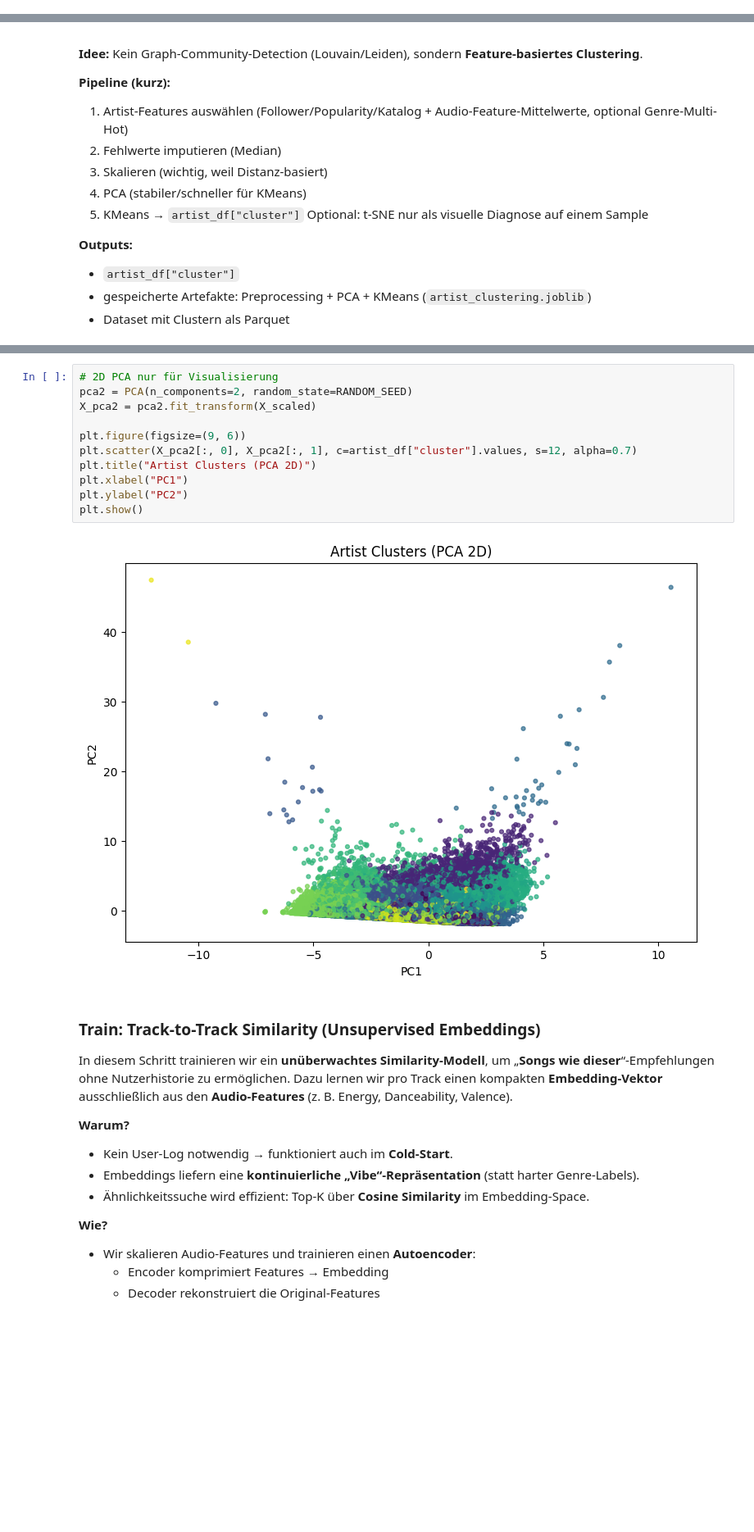
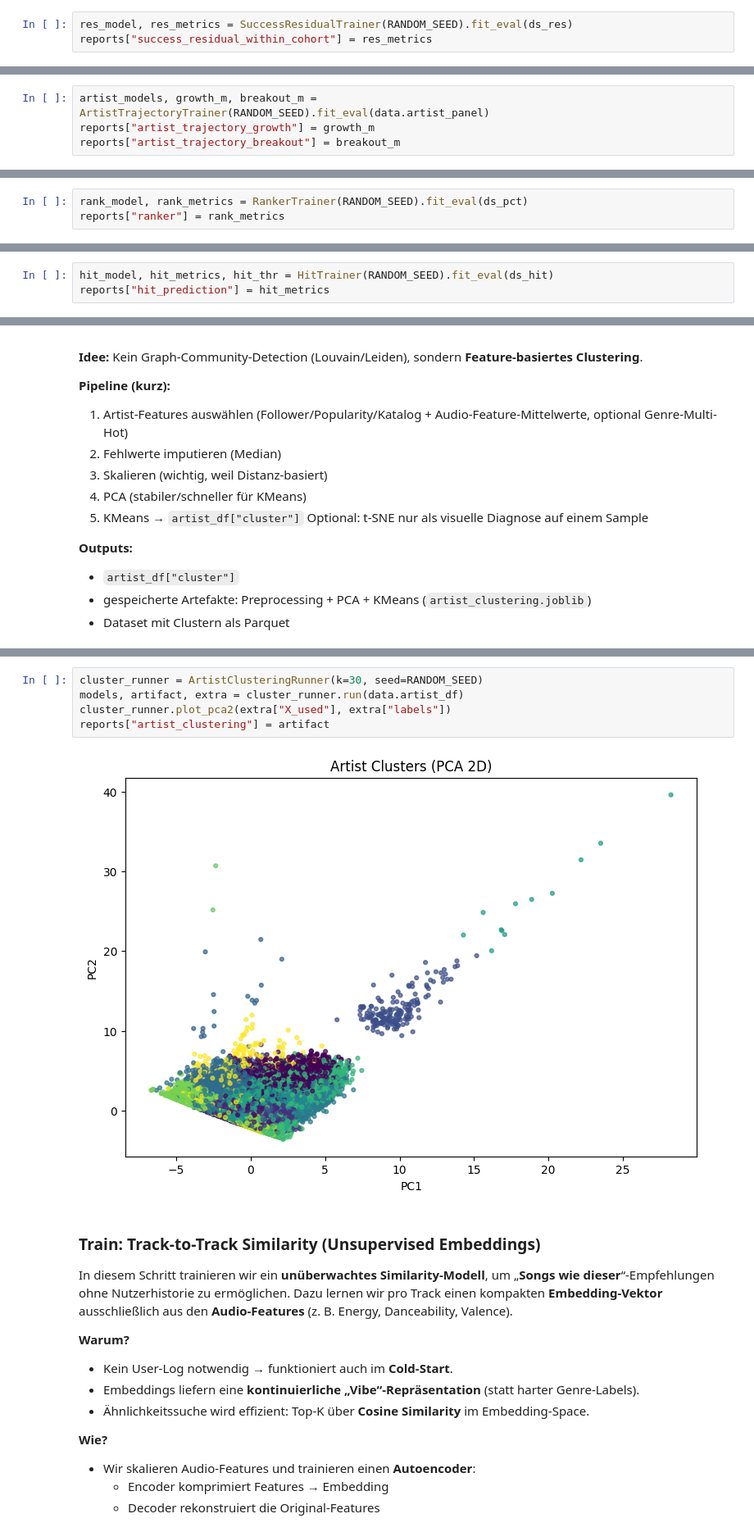
Before and after one commit to baldzhiyski/data-science-machine-learning-training, a Jupyter notebook: uni-course/spotify-data-project/notebooks/05_model_training_and_reports.ipynb, the cells around one changed output, grey strips where cells are left out. Shown at 82% size. Cells and saved outputs as stored; diff of their text form; blank space fills up the shorter version.

Commit message:
Creating helper files and splitting the logic for the base models

```diff
--- a/uni-course/spotify-data-project/notebooks/05_model_training_and_reports.ipynb
+++ b/uni-course/spotify-data-project/notebooks/05_model_training_and_reports.ipynb
@@ -616,3 +101,6 @@ Breakout metrics: {'ROC_AUC': 0.39266666666666666, 'PR_AUC': 0.1501898855969802,
+# %%
+res_model, res_metrics = SuccessResidualTrainer(RANDOM_SEED).fit_eval(ds_res)
+reports["success_residual_within_cohort"] = res_metrics
 # %% [markdown]
 ### Train: Artist Trajectory Model (Growth + Breakout)
 
@@ -834,3 +123,7 @@ Breakout metrics: {'ROC_AUC': 0.0, 'PR_AUC': 0.26666666666666666, 'breakout_rate
+# %%
+artist_models, growth_m, breakout_m = ArtistTrajectoryTrainer(RANDOM_SEED).fit_eval(data.artist_panel)
+reports["artist_trajectory_growth"] = growth_m
+reports["artist_trajectory_breakout"] = breakout_m
 # %% [markdown]
 ### Train: Top-K Recommender (Learning-to-Rank)
 
@@ -1067,3 +182,6 @@ TEST Ranking Metrics:
+# %%
+rank_model, rank_metrics = RankerTrainer(RANDOM_SEED).fit_eval(ds_pct)
+reports["ranker"] = rank_metrics
 # %% [markdown]
 
 ## Train: Hit Prediction (Binary Classification, XGBoost)
@@ -1169,3 +198,6 @@ hit_metrics
+# %%
+hit_model, hit_metrics, hit_thr = HitTrainer(RANDOM_SEED).fit_eval(ds_hit)
+reports["hit_prediction"] = hit_metrics
 # %% [markdown]
 ### Train : Künstler-Clustering (Unsupervised)
 
@@ -1268,16 +220,10 @@ artist_cluster_artifact
-# %%
-# 2D PCA nur für Visualisierung
-pca2 = PCA(n_components=2, random_state=RANDOM_SEED)
-X_pca2 = pca2.fit_transform(X_scaled)
-
-plt.figure(figsize=(9, 6))
-plt.scatter(X_pca2[:, 0], X_pca2[:, 1], c=artist_df["cluster"].values, s=12, alpha=0.7)
-plt.title("Artist Clusters (PCA 2D)")
-plt.xlabel("PC1")
-plt.ylabel("PC2")
-plt.show()
-# %% [output]
-[figure, removed]
+# %%
+cluster_runner = ArtistClusteringRunner(k=30, seed=RANDOM_SEED)
+models, artifact, extra = cluster_runner.run(data.artist_df)
+cluster_runner.plot_pca2(extra["X_used"], extra["labels"])
+reports["artist_clustering"] = artifact
+# %% [output]
+[figure, added]
 # %% [markdown]
 ### Train: Track-to-Track Similarity (Unsupervised Embeddings)
 
```
Also changed, not shown: parts of 24 cells of this notebook, 21 other files.
